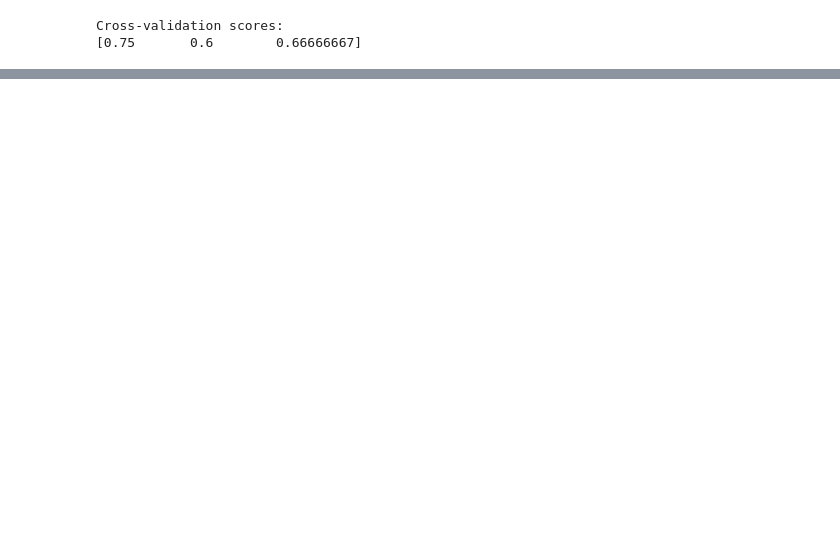
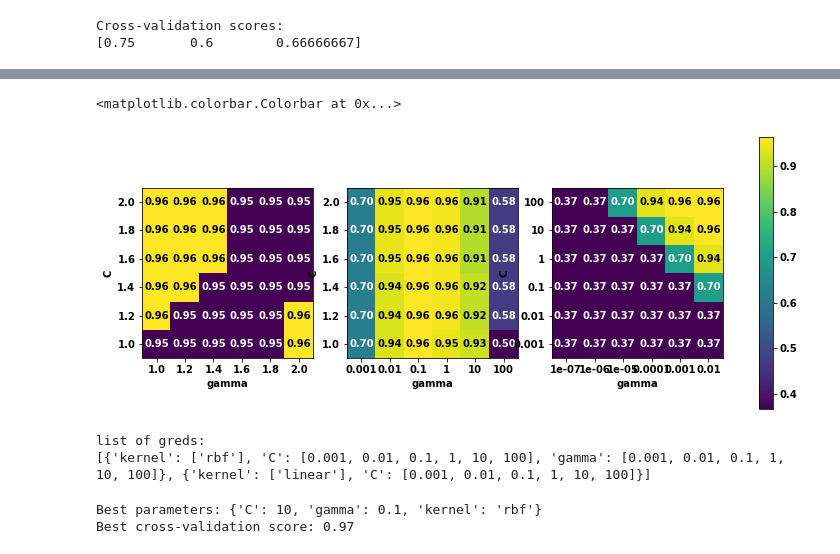
Before and after one commit to yochimonji/machine_learning_with_python, a Jupyter notebook: 05.ipynb, the cells around one changed output, grey strips where cells are left out. Saved outputs shown, nothing was run; the diff lists cells and outputs as text; code cells hidden in the pictures; blank space fills up the shorter version.

```diff
--- a/05.ipynb
+++ b/05.ipynb
@@ -111,0 +239,37 @@ Cross-validation scores:
+# %%
+fig, axes = plt.subplots(1, 3, figsize=(13, 5))
+
+param_grid_linear = {"C": np.linspace(1, 2, 6), "gamma": np.linspace(1, 2, 6)}
+param_grid_one_log = {"C": np.linspace(1, 2, 6), "gamma": [0.001, 0.01, 0.1, 1, 10, 100]}
+param_grid_range = {"C": [0.001, 0.01, 0.1, 1, 10, 100], "gamma": [0.0000001, 0.000001, 0.00001, 0.0001, 0.001, 0.01]}
+
+for param_grid, ax in zip([param_grid_linear, param_grid_one_log, param_grid_range], axes):
+    grid_search = GridSearchCV(SVC(), param_grid, cv=5)
+    grid_search.fit(X_train, y_train)
+    scores = grid_search.cv_results_["mean_test_score"].reshape(6, 6)
+
+    scores_image = mglearn.tools.heatmap(
+        scores, xlabel="gamma", ylabel="C", xticklabels=param_grid["gamma"],
+        yticklabels=param_grid["C"], cmap="viridis", ax=ax)
+plt.colorbar(scores_image, ax=axes.tolist())
+# %% [output]
+<matplotlib.colorbar.Colorbar at 0x...>
+[figure, added]
+# %%
+param_grid = [{"kernel": ["rbf"],
+               "C": [0.001, 0.01, 0.1, 1, 10, 100],
+               "gamma": [0.001, 0.01, 0.1, 1, 10, 100]},
+              {"kernel": ["linear"],
+               "C": [0.001, 0.01, 0.1, 1, 10, 100]}]
+print("list of greds:\n{}".format(param_grid))
+# %% [output]
+list of greds:
+[{'kernel': ['rbf'], 'C': [0.001, 0.01, 0.1, 1, 10, 100], 'gamma': [0.001, 0.01, 0.1, 1, 10, 100]}, {'kernel': ['linear'], 'C': [0.001, 0.01, 0.1, 1, 10, 100]}]
+# %%
+grid_search = GridSearchCV(SVC(), param_grid, cv=5)
+grid_search.fit(X_train, y_train)
+print("Best parameters: {}".format(grid_search.best_params_))
+print("Best cross-validation score: {:.2f}".format(grid_search.best_score_))
+# %% [output]
+Best parameters: {'C': 10, 'gamma': 0.1, 'kernel': 'rbf'}
+Best cross-validation score: 0.97
```
Also changed, not shown: parts of 45 cells of this notebook.
